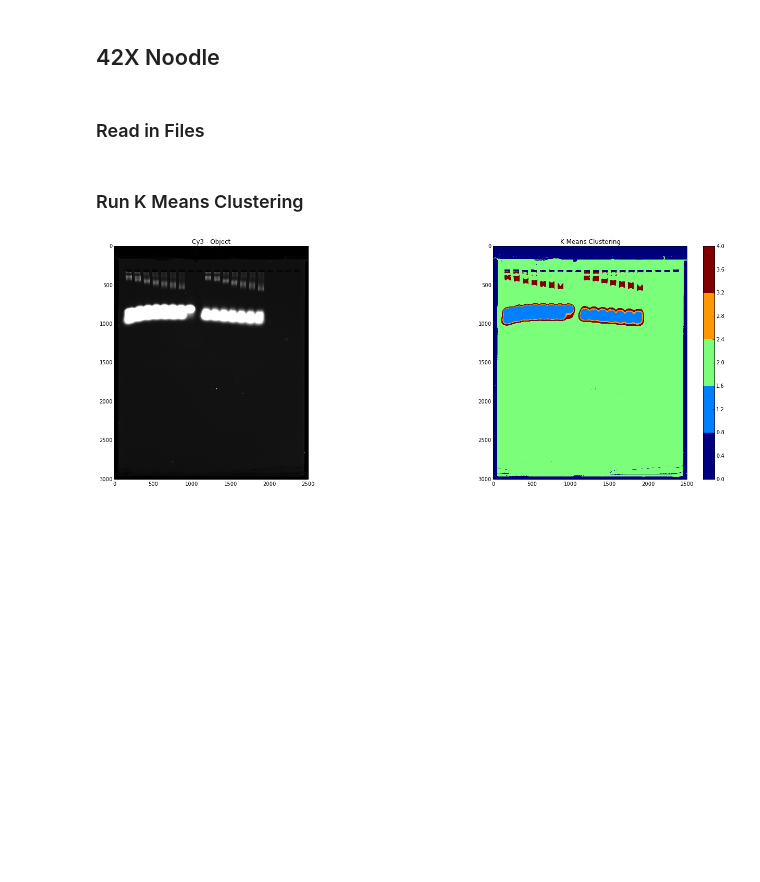
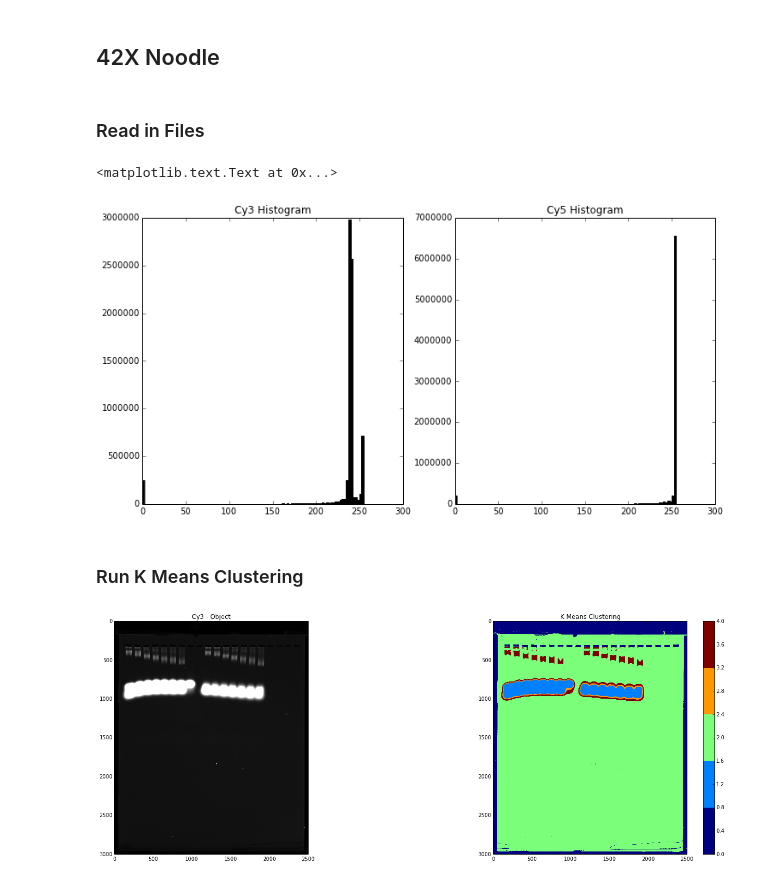
Before and after one commit to akeshavan/img_utils, a Jupyter notebook: gel_analysis/KMeans_gel.ipynb, the cells around one changed output. Cells and saved outputs as stored; diff of their text form; code cells hidden in the pictures; blank space fills up the shorter version.

Commit message:
fix: added histograms

```diff
--- a/gel_analysis/KMeans_gel.ipynb
+++ b/gel_analysis/KMeans_gel.ipynb
@@ -84,3 +81,14 @@ cy5 = imread("../downloads/10282013_42XCy3_D_O_3H_70V-[Cy5].jpg")
+# %%
+cy3 = imread("../downloads/10282013_42XCy3_D_O_3H_70V-[Cy3].jpg")
+cy5 = imread("../downloads/10282013_42XCy3_D_O_3H_70V-[Cy5].jpg")
+fig,ax = subplots(ncols=2,nrows=1,figsize=(12,6))
+ax[0].hist(cy3.ravel(),bins=100,color="black");
+ax[0].set_title("Cy3 Histogram")
+ax[1].hist(cy5.ravel(),bins=100,color="black");
+ax[1].set_title("Cy5 Histogram")
+# %% [output]
+<matplotlib.text.Text at 0x...>
+[figure, added]
 # %% [markdown]
 ### Run K Means Clustering
 # %%
```
Also changed, not shown: parts of 4 cells of this notebook.
